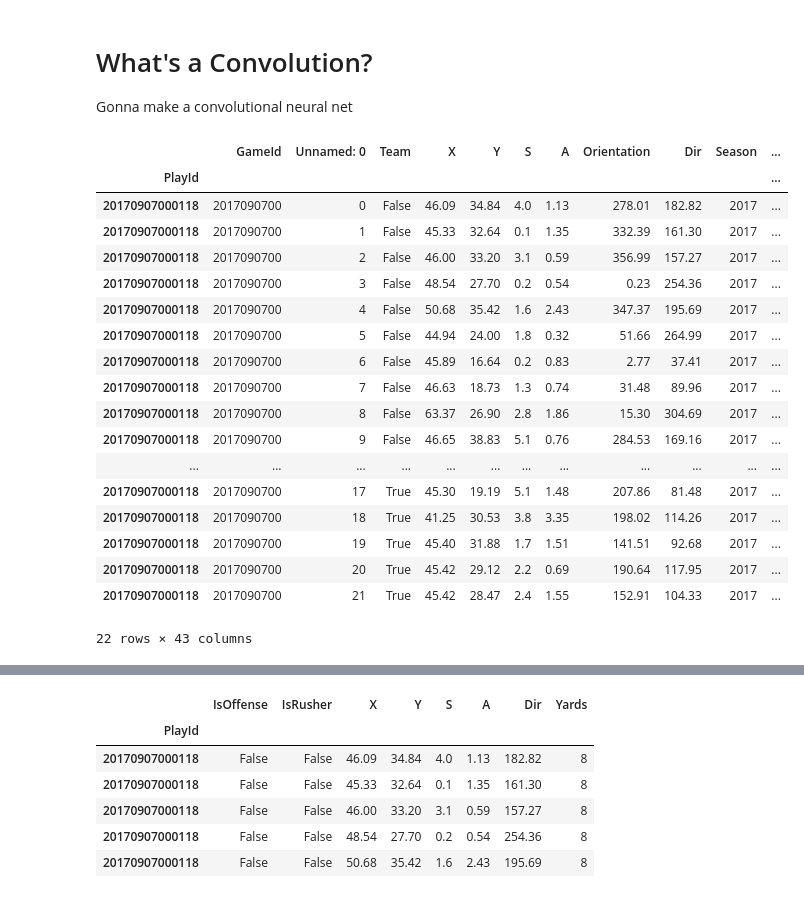
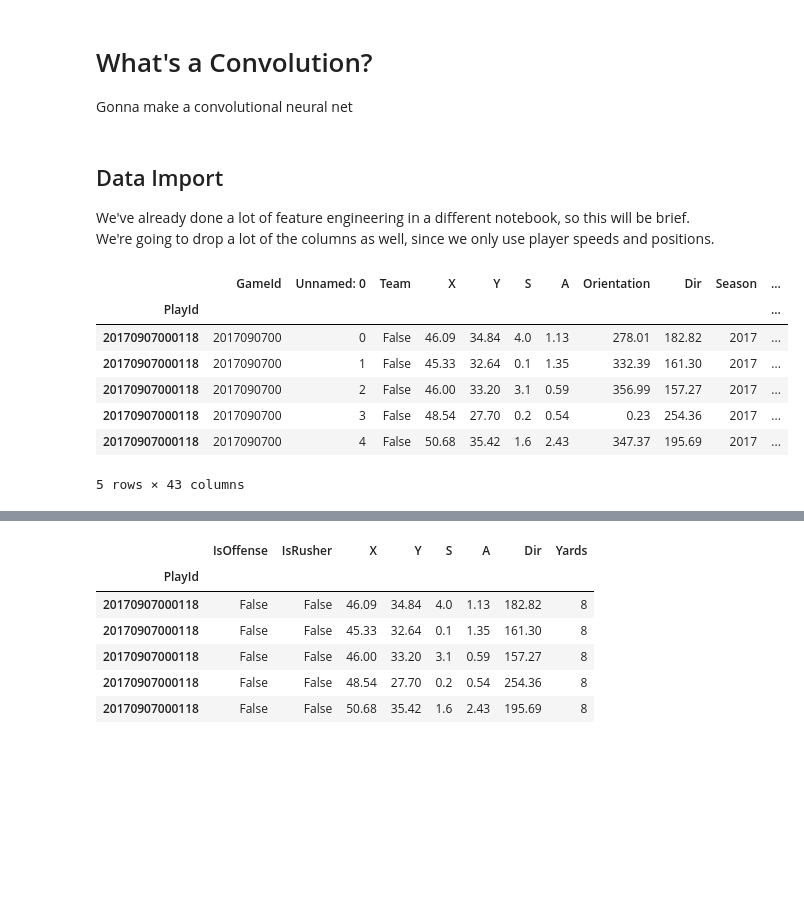
Before and after one commit to CornellDataScience/Insights-Databowl, a Jupyter notebook: notebooks/convolutions.ipynb, the cells around one changed output, grey strips where cells are left out. Drawn from its saved outputs; the diff is of its cells as text; code cells hidden in the pictures; blank space fills up the shorter version.

```diff
--- a/notebooks/convolutions.ipynb
+++ b/notebooks/convolutions.ipynb
@@ -9,26 +10,21 @@ from tqdm import tqdm
  # What's a Convolution?
 
  Gonna make a convolutional neural net
+# %% [markdown]
+ ## Data Import
+
+ We've already done a lot of feature engineering in a different notebook, so
+ this will be brief. We're going to drop a lot of the columns as well, since we
+ only use player speeds and positions.
 # %%
 raw_data = pd.read_csv("data/fe_data.csv", index_col=[1])
-raw_data.head(22)
+raw_data.head()
 # %% [output]
 |  | GameId | Unnamed: 0 | Team | X | Y | S | A | Orientation | Dir | Season | ... |
 | PlayId |  |  |  |  |  |  |  |  |  |  | ... |
 | 20170907000118 | 2017090700 | 0 | False | 46.09 | 34.84 | 4.0 | 1.13 | 278.01 | 182.82 | 2017 | ... |
 | 20170907000118 | 2017090700 | 1 | False | 45.33 | 32.64 | 0.1 | 1.35 | 332.39 | 161.30 | 2017 | ... |
 | 20170907000118 | 2017090700 | 2 | False | 46.00 | 33.20 | 3.1 | 0.59 | 356.99 | 157.27 | 2017 | ... |
 | 20170907000118 | 2017090700 | 3 | False | 48.54 | 27.70 | 0.2 | 0.54 | 0.23 | 254.36 | 2017 | ... |
 | 20170907000118 | 2017090700 | 4 | False | 50.68 | 35.42 | 1.6 | 2.43 | 347.37 | 195.69 | 2017 | ... |
-| 20170907000118 | 2017090700 | 5 | False | 44.94 | 24.00 | 1.8 | 0.32 | 51.66 | 264.99 | 2017 | ... |
-| 20170907000118 | 2017090700 | 6 | False | 45.89 | 16.64 | 0.2 | 0.83 | 2.77 | 37.41 | 2017 | ... |
-| 20170907000118 | 2017090700 | 7 | False | 46.63 | 18.73 | 1.3 | 0.74 | 31.48 | 89.96 | 2017 | ... |
-| 20170907000118 | 2017090700 | 8 | False | 63.37 | 26.90 | 2.8 | 1.86 | 15.30 | 304.69 | 2017 | ... |
-| 20170907000118 | 2017090700 | 9 | False | 46.65 | 38.83 | 5.1 | 0.76 | 284.53 | 169.16 | 2017 | ... |
-| ... | ... | ... | ... | ... | ... | ... | ... | ... | ... | ... | ... |
-| 20170907000118 | 2017090700 | 17 | True | 45.30 | 19.19 | 5.1 | 1.48 | 207.86 | 81.48 | 2017 | ... |
-| 20170907000118 | 2017090700 | 18 | True | 41.25 | 30.53 | 3.8 | 3.35 | 198.02 | 114.26 | 2017 | ... |
-| 20170907000118 | 2017090700 | 19 | True | 45.40 | 31.88 | 1.7 | 1.51 | 141.51 | 92.68 | 2017 | ... |
-| 20170907000118 | 2017090700 | 20 | True | 45.42 | 29.12 | 2.2 | 0.69 | 190.64 | 117.95 | 2017 | ... |
-| 20170907000118 | 2017090700 | 21 | True | 45.42 | 28.47 | 2.4 | 1.55 | 152.91 | 104.33 | 2017 | ... |
-22 rows × 43 columns
+5 rows × 43 columns
```
Also changed, not shown: parts of 17 cells of this notebook, 1 other file.
